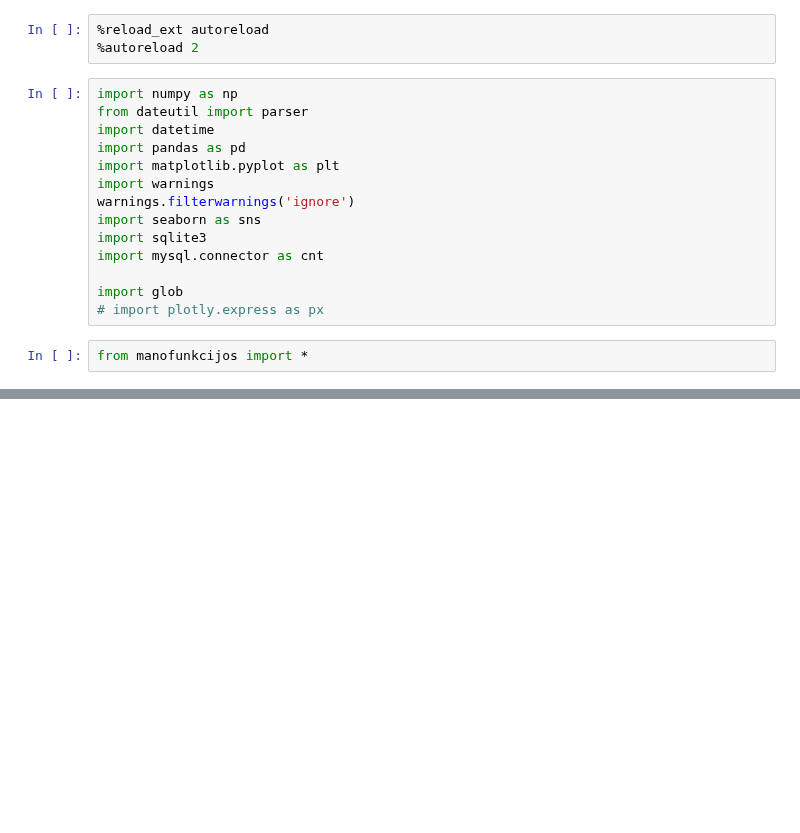
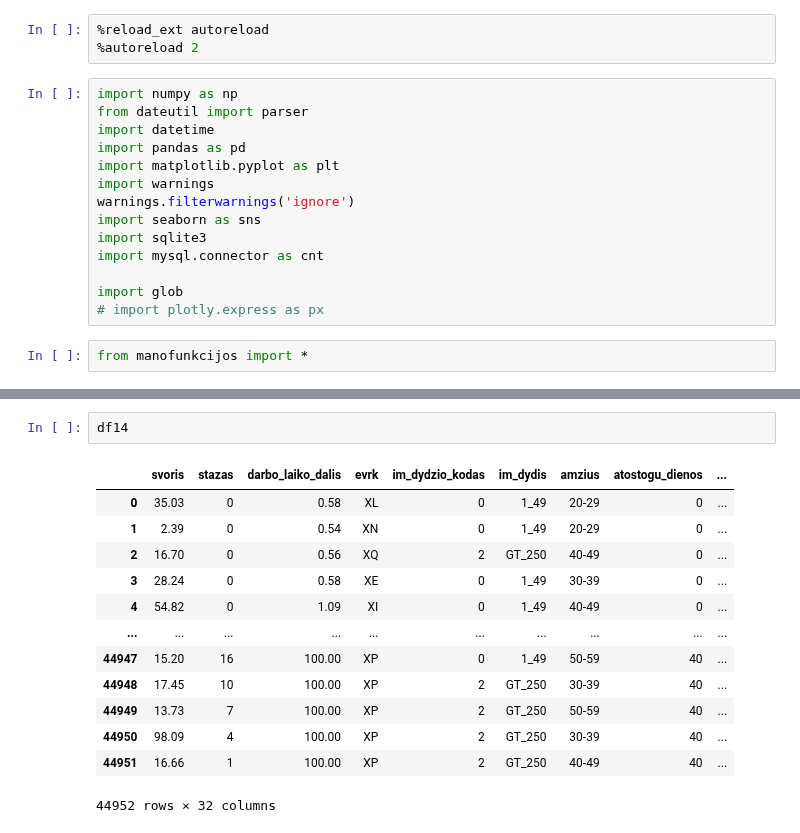
Before and after one commit to ISeeBugsEverywhere/DataScienceNotebooks, a Jupyter notebook: Studentai/MantasD/28.ipynb, the cells around one changed output, grey strips where cells are left out. Saved outputs shown, nothing was run; the diff lists cells and outputs as text; blank space fills up the shorter version.

```diff
--- a/Studentai/MantasD/28.ipynb
+++ b/Studentai/MantasD/28.ipynb
@@ -53,0 +127,16 @@ col('DATA/OOP_DATA\\REF_D_1k_FW_2.08.dat')
+# %%
+df14
+# %% [output]
+|  | svoris | stazas | darbo_laiko_dalis | evrk | im_dydzio_kodas | im_dydis | amzius | atostogu_dienos | ... |
+| 0 | 35.03 | 0 | 0.58 | XL | 0 | 1_49 | 20-29 | 0 | ... |
+| 1 | 2.39 | 0 | 0.54 | XN | 0 | 1_49 | 20-29 | 0 | ... |
+| 2 | 16.70 | 0 | 0.56 | XQ | 2 | GT_250 | 40-49 | 0 | ... |
+| 3 | 28.24 | 0 | 0.58 | XE | 0 | 1_49 | 30-39 | 0 | ... |
+| 4 | 54.82 | 0 | 1.09 | XI | 0 | 1_49 | 40-49 | 0 | ... |
+| ... | ... | ... | ... | ... | ... | ... | ... | ... | ... |
+| 44947 | 15.20 | 16 | 100.00 | XP | 0 | 1_49 | 50-59 | 40 | ... |
+| 44948 | 17.45 | 10 | 100.00 | XP | 2 | GT_250 | 30-39 | 40 | ... |
+| 44949 | 13.73 | 7 | 100.00 | XP | 2 | GT_250 | 50-59 | 40 | ... |
+| 44950 | 98.09 | 4 | 100.00 | XP | 2 | GT_250 | 30-39 | 40 | ... |
+| 44951 | 16.66 | 1 | 100.00 | XP | 2 | GT_250 | 40-49 | 40 | ... |
+44952 rows × 32 columns
```
Also changed, not shown: parts of 33 cells of this notebook.
